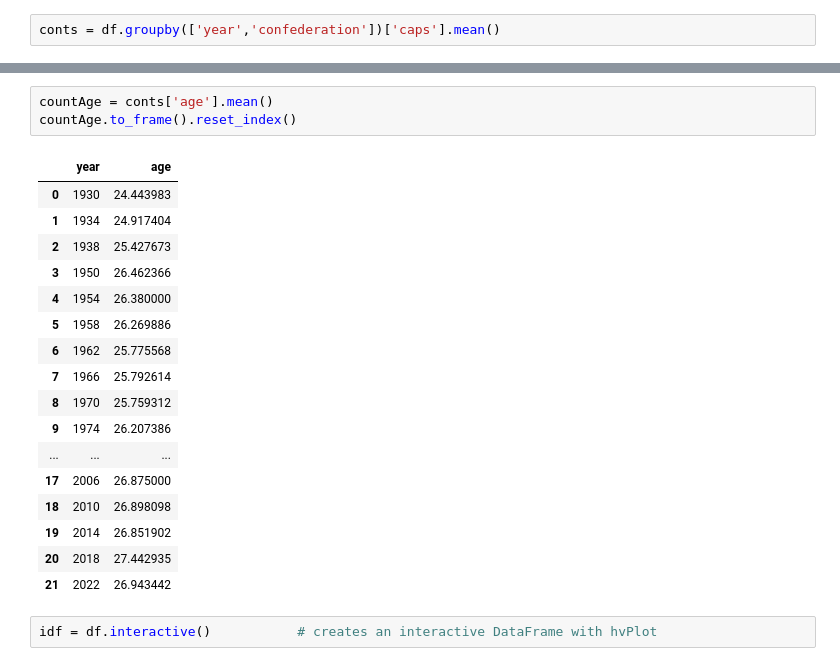
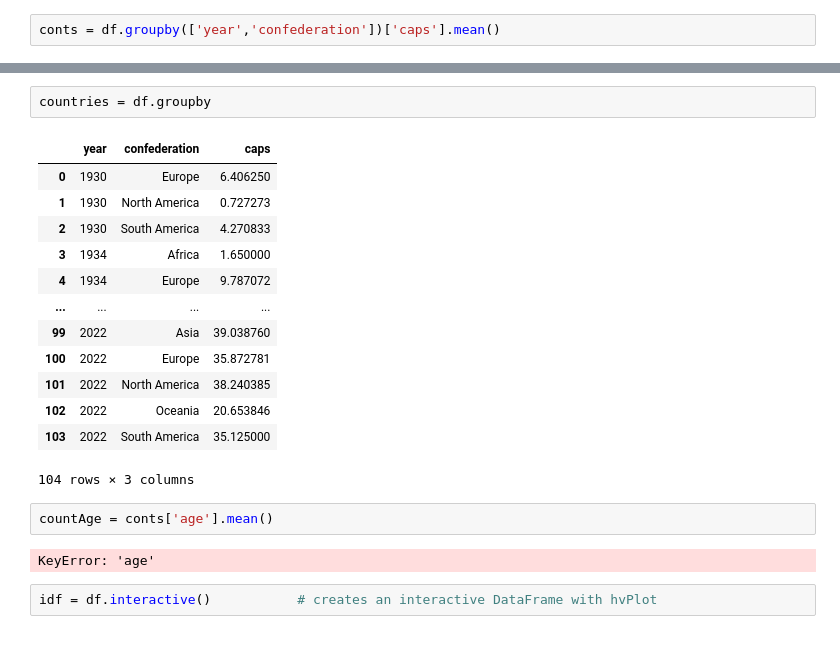
Before and after one commit to Diemale/mundialesFIFA, a Jupyter notebook: Data Analysis.ipynb, the cells around one changed output, grey strips where cells are left out. Cells and saved outputs as stored; diff of their text form.

```diff
--- a/Data Analysis.ipynb
+++ b/Data Analysis.ipynb
@@ -267,24 +362,23 @@ conts = df.groupby(['year'])
+# %%
+countries = df.groupby
+# %% [output]
+|  | year | confederation | caps |
+| 0 | 1930 | Europe | 6.406250 |
+| 1 | 1930 | North America | 0.727273 |
+| 2 | 1930 | South America | 4.270833 |
+| 3 | 1934 | Africa | 1.650000 |
+| 4 | 1934 | Europe | 9.787072 |
+| ... | ... | ... | ... |
+| 99 | 2022 | Asia | 39.038760 |
+| 100 | 2022 | Europe | 35.872781 |
+| 101 | 2022 | North America | 38.240385 |
+| 102 | 2022 | Oceania | 20.653846 |
+| 103 | 2022 | South America | 35.125000 |
+104 rows × 3 columns
 # %%
 countAge = conts['age'].mean()
-countAge.to_frame().reset_index()
 # %% [output]
-|  | year | age |
-| 0 | 1930 | 24.443983 |
-| 1 | 1934 | 24.917404 |
-| 2 | 1938 | 25.427673 |
-| 3 | 1950 | 26.462366 |
-| 4 | 1954 | 26.380000 |
-| 5 | 1958 | 26.269886 |
-| 6 | 1962 | 25.775568 |
-| 7 | 1966 | 25.792614 |
-| 8 | 1970 | 25.759312 |
-| 9 | 1974 | 26.207386 |
-| ... | ... | ... |
-| 17 | 2006 | 26.875000 |
-| 18 | 2010 | 26.898098 |
-| 19 | 2014 | 26.851902 |
-| 20 | 2018 | 27.442935 |
-| 21 | 2022 | 26.943442 |
+KeyError: 'age'
 # %%
 idf = df.interactive()           # creates an interactive DataFrame with hvPlot
 # %%
```
Also changed, not shown: parts of 17 cells of this notebook.
